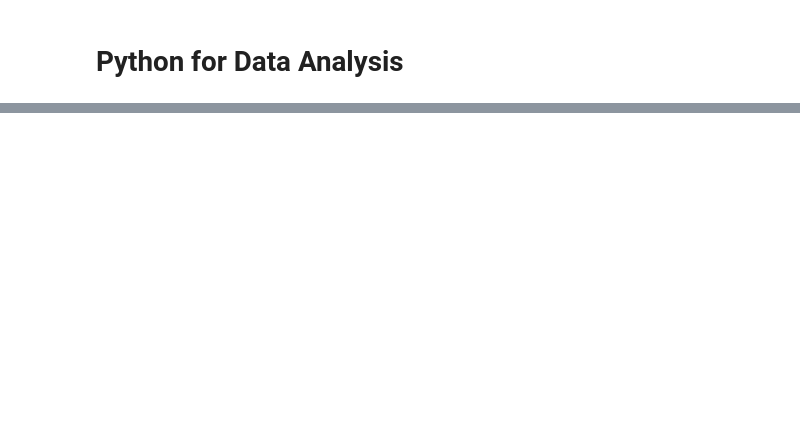
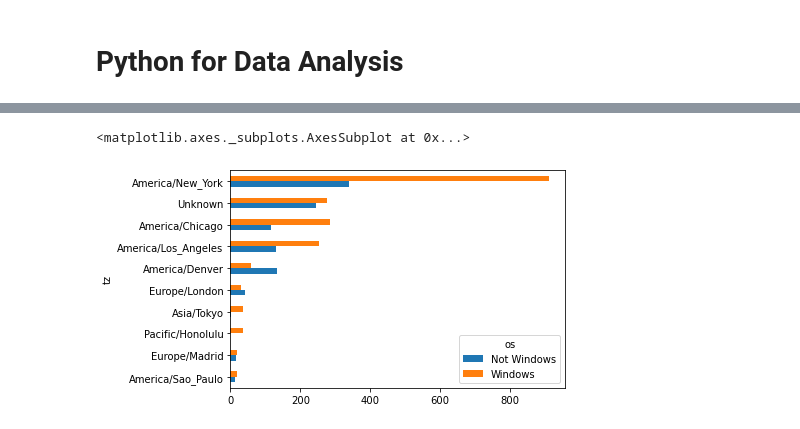
Before and after one commit to walidsi/data-science, a Jupyter notebook: Python/Python for Data Analysis/py_data_analysis_2.ipynb, the cells around one changed output, grey strips where cells are left out. Saved outputs shown, nothing was run; the diff lists cells and outputs as text; code cells hidden in the pictures; blank space fills up the shorter version.

```diff
--- a/Python/Python for Data Analysis/py_data_analysis_2.ipynb
+++ b/Python/Python for Data Analysis/py_data_analysis_2.ipynb
@@ -33,0 +263,2 @@ import seaborn as sns
+# %%
+by_tz_os = cframe.groupby(['tz', 'os'])
@@ -33,0 +318,4 @@ import seaborn as sns
+# %%
+agg_counts = by_tz_os.size().unstack().fillna(0)
+agg_counts
+type(agg_counts)
@@ -33,0 +338,4 @@ import seaborn as sns
+# %%
+indexer = agg_counts.sum(1).argsort()
+type(indexer)
+indexer # an indexer[0] value tells you the index of the item in the original agg_counts that will be the top in a sorted agg_counts
@@ -33,0 +357,4 @@ import seaborn as sns
+# %%
+count_subset = agg_counts.take(indexer[-10:])
+count_subset
+type(count_subset)
@@ -33,0 +375,5 @@ import seaborn as sns
+# %%
+count_subset.plot(kind='barh')
+# %% [output]
+<matplotlib.axes._subplots.AxesSubplot at 0x...>
+[figure, added]
```
Also changed, not shown: parts of 31 cells of this notebook, 1 other file.
